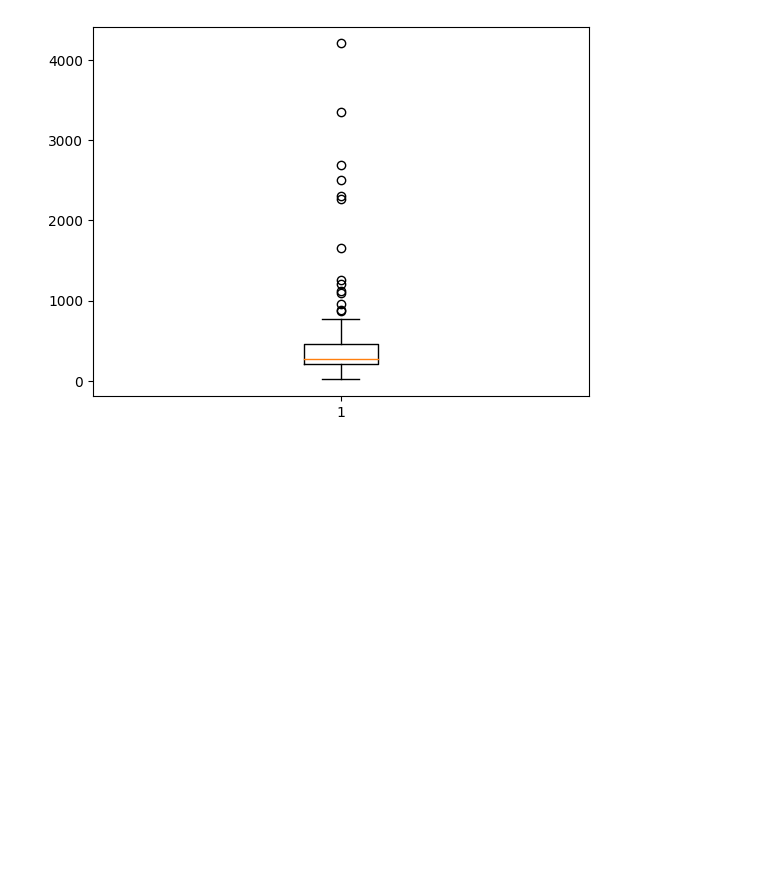
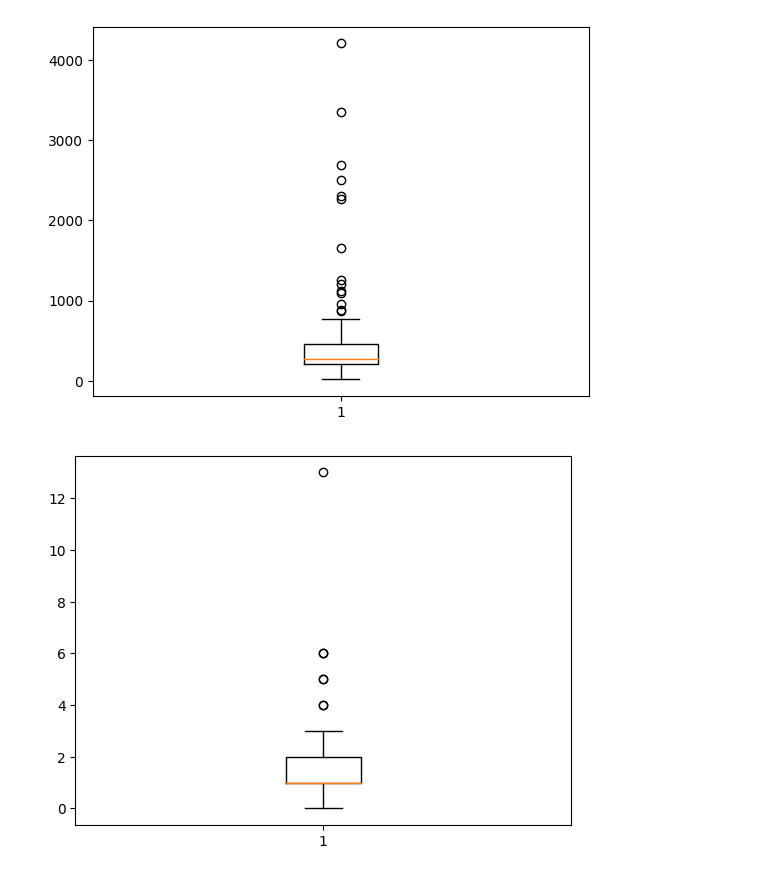
Before and after one commit to CoenBeemer/AI, a Jupyter notebook: src/overlordAI.ipynb, the cells around one changed output. Cells and saved outputs as stored; diff of their text form; code cells hidden in the pictures; blank space fills up the shorter version.

```diff
--- a/src/overlordAI.ipynb
+++ b/src/overlordAI.ipynb
@@ -388,6 +403,11 @@ plt.boxplot(df['upvoteCount'])
 plt.show()
 # %% [output]
 [figure]
+# %%
+plt.boxplot(df['dataSourceCount'])
+plt.show()
+# %% [output]
+[figure, added]
 # %%
 dftemp = pd.DataFrame([[0,"singleUseTags"]], columns=[
                   'height', 'bars'])
```
Also changed, not shown: parts of 20 cells of this notebook.
